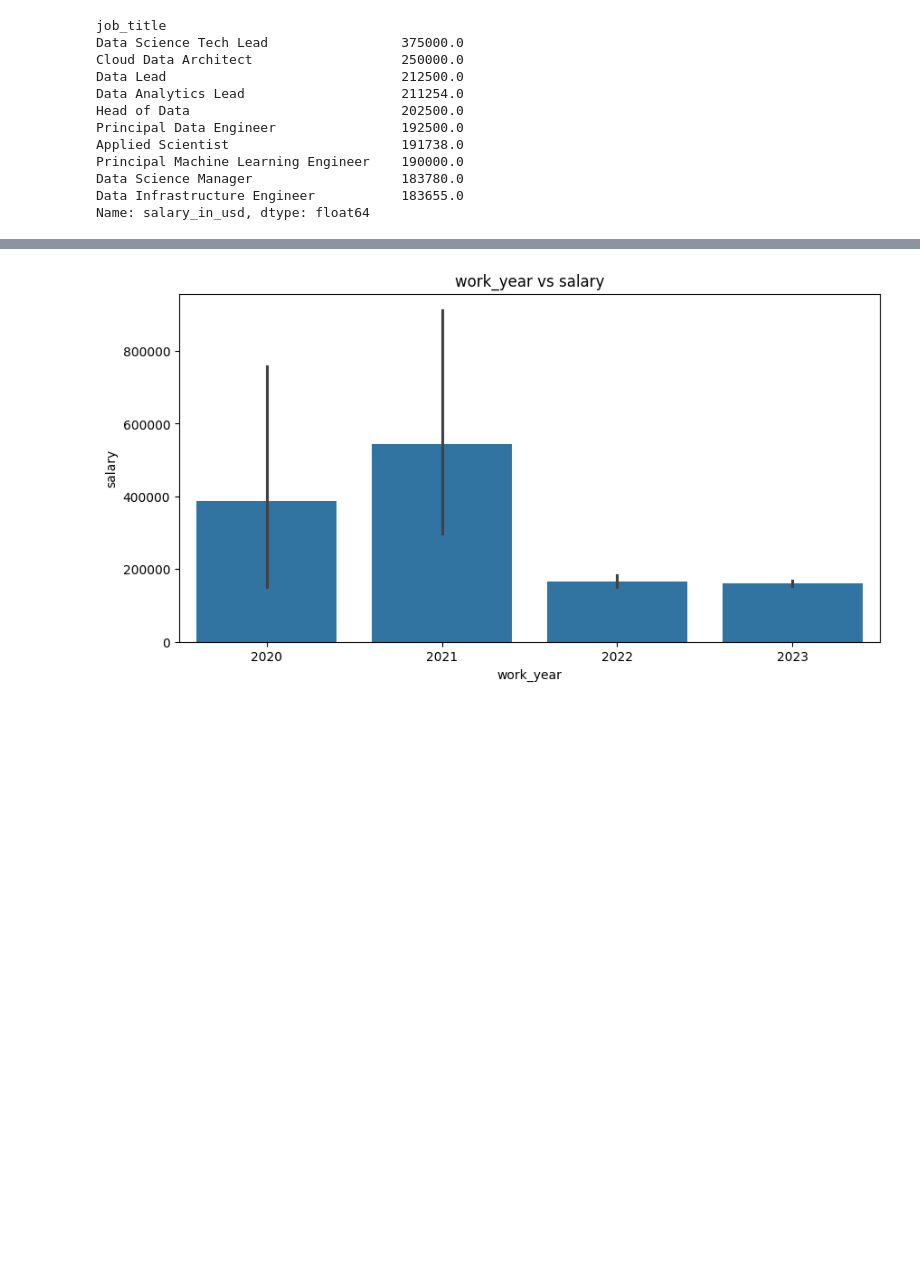
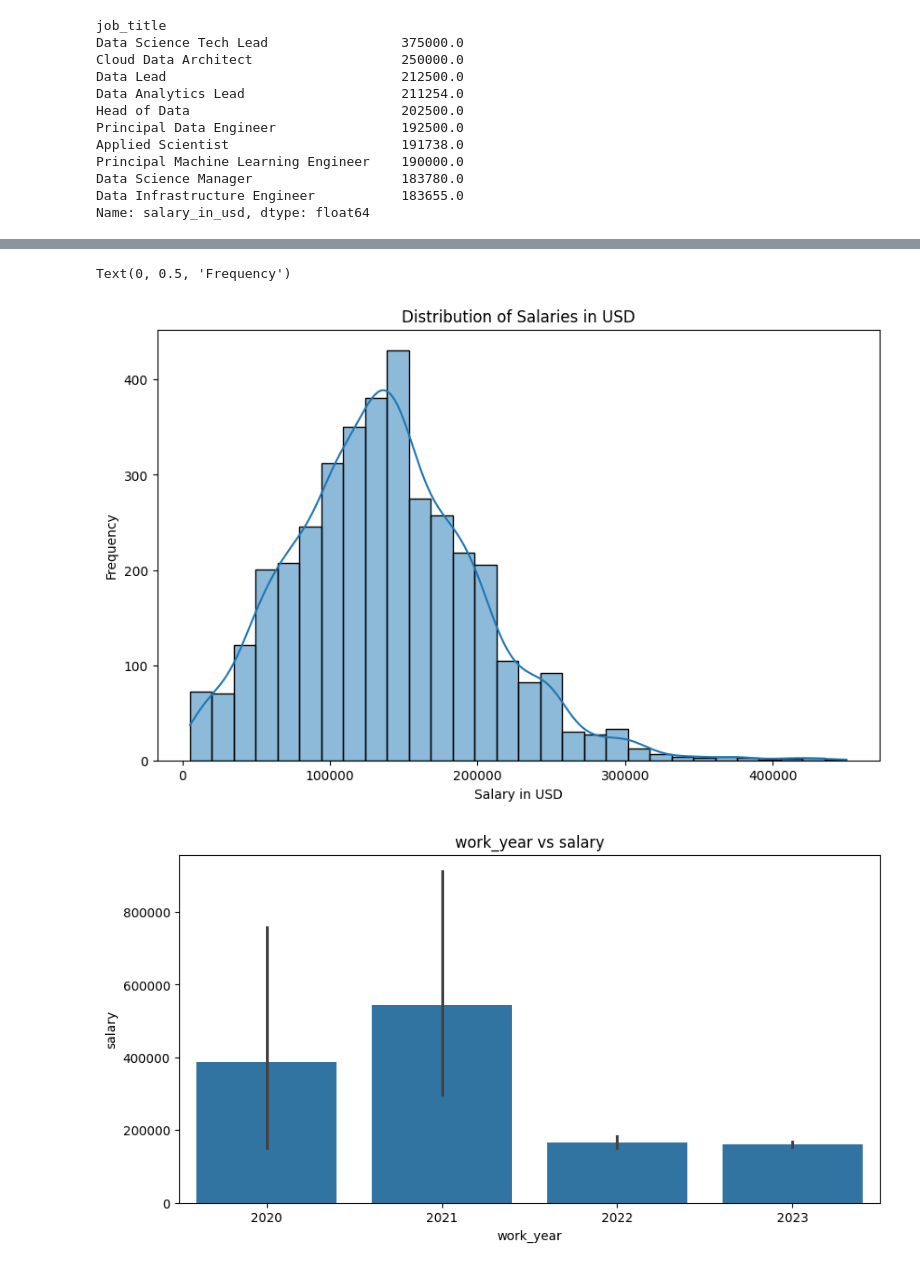
Before and after one commit to M-Shahryar/data_science_salaries_2023, a Jupyter notebook: Notebook/nt_1.ipynb, the cells around one changed output, grey strips where cells are left out. Cells and saved outputs as stored; diff of their text form; code cells hidden in the pictures; blank space fills up the shorter version.

Commit message:
first_graph

```diff
--- a/Notebook/nt_1.ipynb
+++ b/Notebook/nt_1.ipynb
@@ -178,0 +183,3 @@ df.head()
+# %%
+df["remote_ratio"] = df["remote_ratio"].replace({0:"onsite",100:"remote",50:"hybrid"})
+df.head()
@@ -179,3 +193,12 @@ df.head()
+# %%
+plt.figure(figsize=(10,6))
+sns.histplot(x='salary_in_usd',data=df,bins=30,kde=True)
+plt.title('Distribution of Salaries in USD')
+plt.xlabel('Salary in USD')
+plt.ylabel('Frequency')
+# %% [output]
+Text(0, 0.5, 'Frequency')
+[figure, added]
 # %%
 plt.figure(figsize=(10,5))
 barplot = sns.barplot(x="work_year",y="salary",data=df)
```
Also changed, not shown: parts of 2 cells of this notebook.
